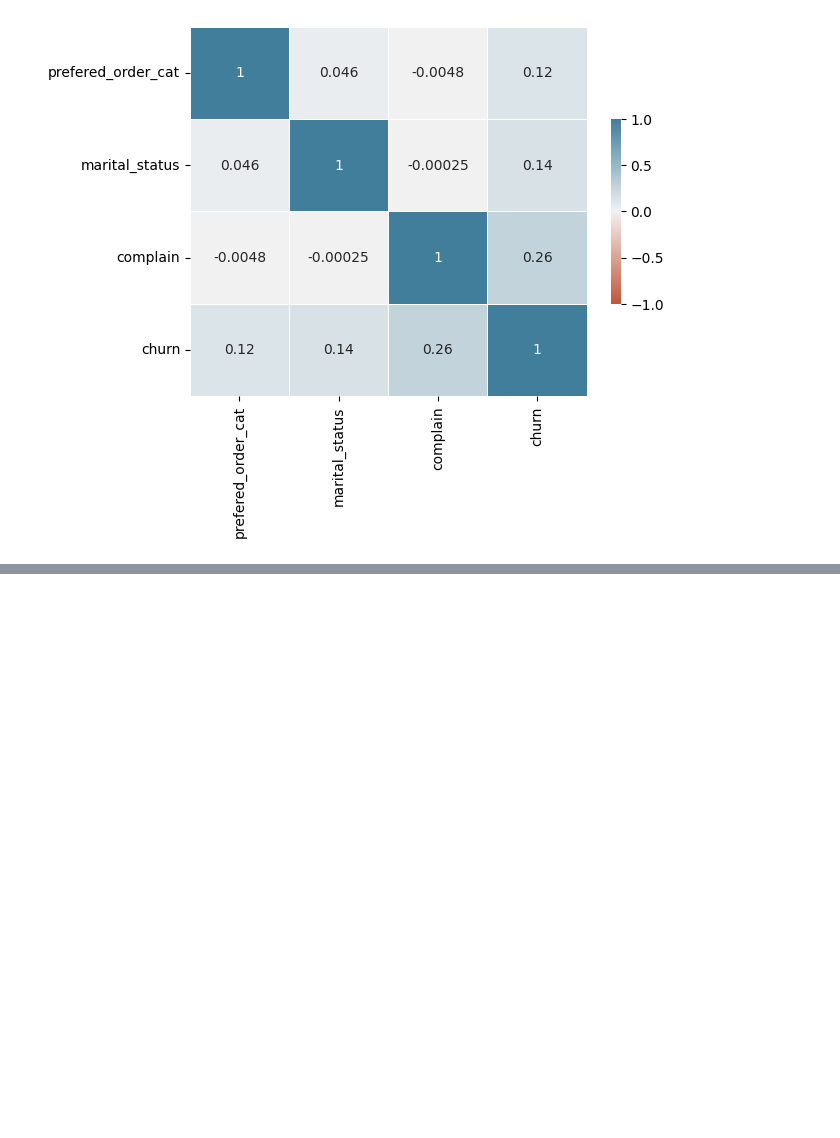
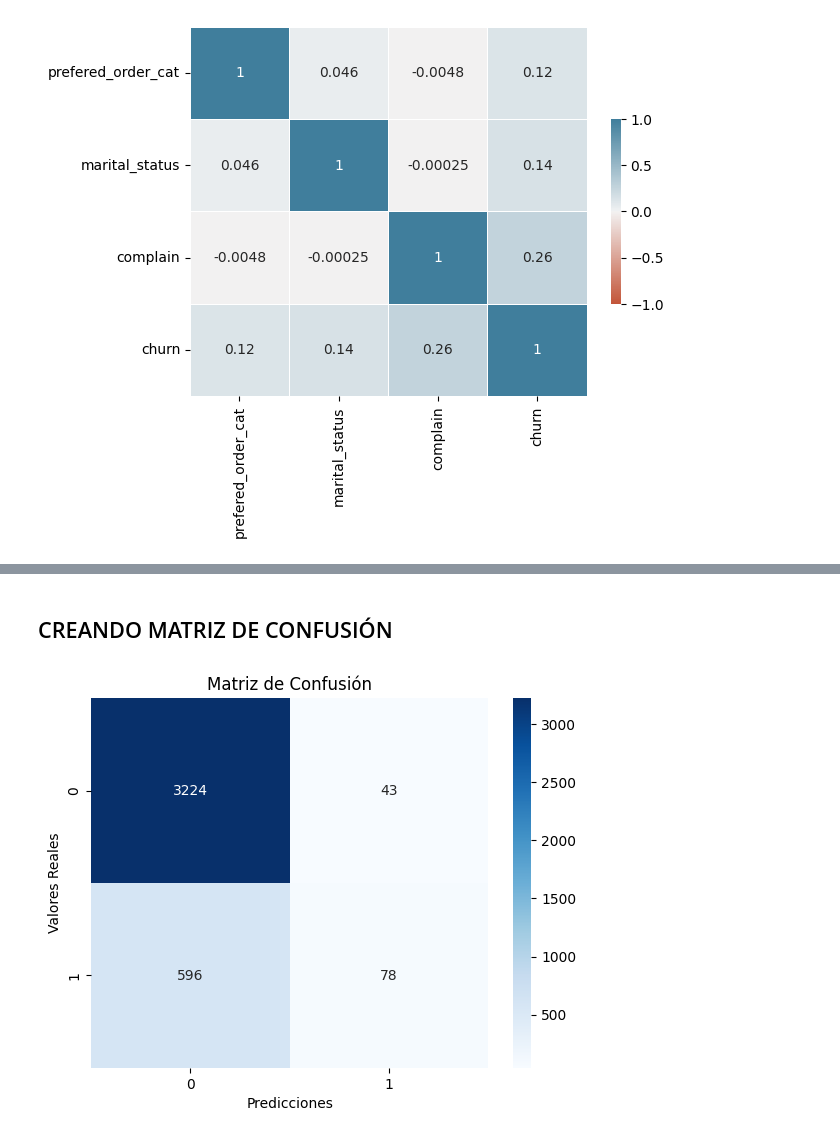
Before and after one commit to cesarmayta/BOOTCAMP_DSG1, a Jupyter notebook: trabajo_final_modulo4/TRABAJO_FINAL_MODULO_4_CESARMAYTA.ipynb, the cells around one changed output, grey strips where cells are left out. Saved outputs shown, nothing was run; the diff lists cells and outputs as text; code cells hidden in the pictures; blank space fills up the shorter version.

Commit message:
modelo regresion logistica

```diff
--- a/trabajo_final_modulo4/TRABAJO_FINAL_MODULO_4_CESARMAYTA.ipynb
+++ b/trabajo_final_modulo4/TRABAJO_FINAL_MODULO_4_CESARMAYTA.ipynb
@@ -373,0 +394,6 @@ sns.heatmap(
+# %%
+model_churn = smf.logit(
+    formula='churn ~ prefered_order_cat + marital_status + complain',
+    data=data_transformerd_df
+).fit()
+model_churn.summary()
@@ -373,0 +417,8 @@ sns.heatmap(
+# %%
+churn_predictions = pd.DataFrame(
+    dict(
+        actual_value=data_transformerd_df.churn,
+        predicted_value=model_churn.predict().round()
+    )
+)
+churn_predictions
@@ -373,0 +451,19 @@ sns.heatmap(
+# %% [markdown]
+## CREANDO MATRIZ DE CONFUSIÓN
+# %%
+from sklearn.metrics import confusion_matrix
+# Crear la matriz de confusión
+conf_matrix = confusion_matrix(churn_predictions['actual_value'], churn_predictions['predicted_value'])
+
+# Visualizar la matriz de confusión
+sns.heatmap(conf_matrix, annot=True, fmt='d', cmap='Blues')
+
+# Añadir etiquetas y título
+plt.xlabel('Predicciones')
+plt.ylabel('Valores Reales')
+plt.title('Matriz de Confusión')
+
+# Mostrar el gráfico
+plt.show()
+# %% [output]
+[figure, added]
```
Also changed, not shown: parts of 7 cells of this notebook.
